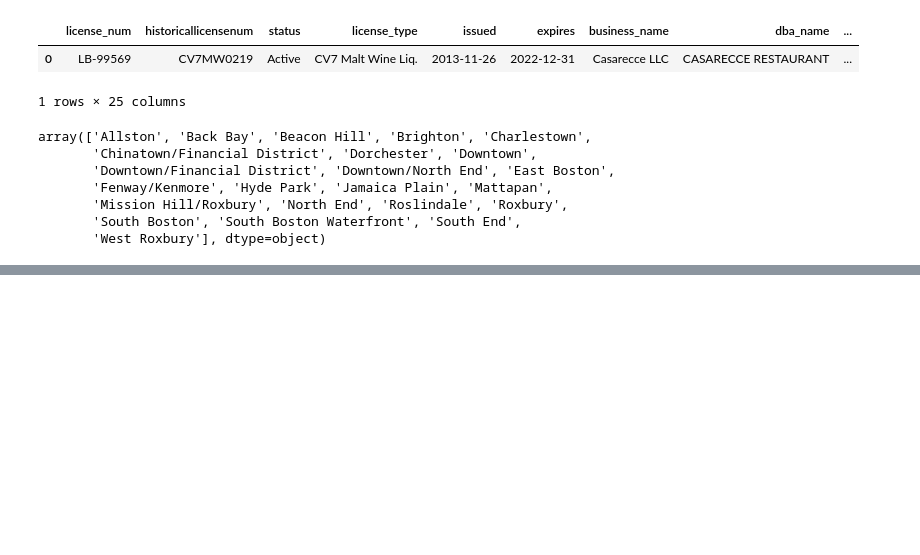
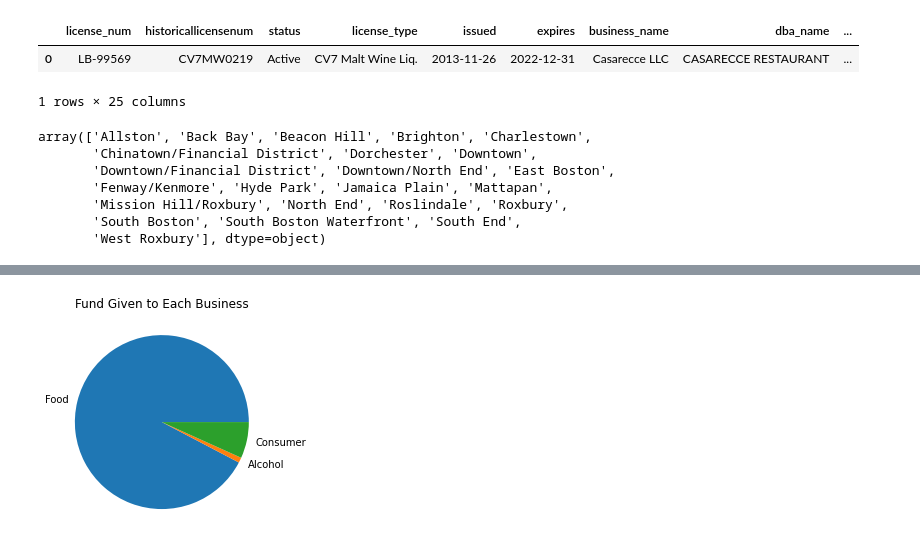
Before and after one commit to BU-Spark/ds-councilor-mejia-city-services, a Jupyter notebook: fall22-team-4/Deliverable_1.ipynb, the cells around one changed output, grey strips where cells are left out. Saved outputs shown, nothing was run; the diff lists cells and outputs as text; code cells hidden in the pictures; blank space fills up the shorter version.

```diff
--- a/fall22-team-4/Deliverable_1.ipynb
+++ b/fall22-team-4/Deliverable_1.ipynb
@@ -240,0 +280,25 @@ m.save('consumers_heatmap.html')
+# %%
+# fund given to different business
+
+df_ff = pd.read_csv("food_fund.csv")
+df_af = pd.read_csv("alcohol_fund.csv")
+df_cf = pd.read_csv("consumer_fund.csv")
+ff_len = len(df_ff)
+af_len = len(df_af)
+cf_len = len(df_cf)
+fund_len = len(df_fund)
+
+ff_prob = ff_len/fund_len
+af_prob = af_len/fund_len
+cf_prob = cf_len/fund_len
+others_prob = ff_len + af_len + cf_len / fund_len # not included as in Deliverable 1
+
+y = np.array([ff_prob, af_prob, cf_prob])
+mylabels = ["Food", "Alcohol", "Consumer"]
+
+plt.pie(y, labels = mylabels, radius = 1)
+plt.title("Fund Given to Each Business")
+plt.savefig('4.png', bbox_inches='tight')
+plt.show()
+# %% [output]
+[figure, added]
```
Also changed, not shown: parts of 15 cells of this notebook, 13 other files.
